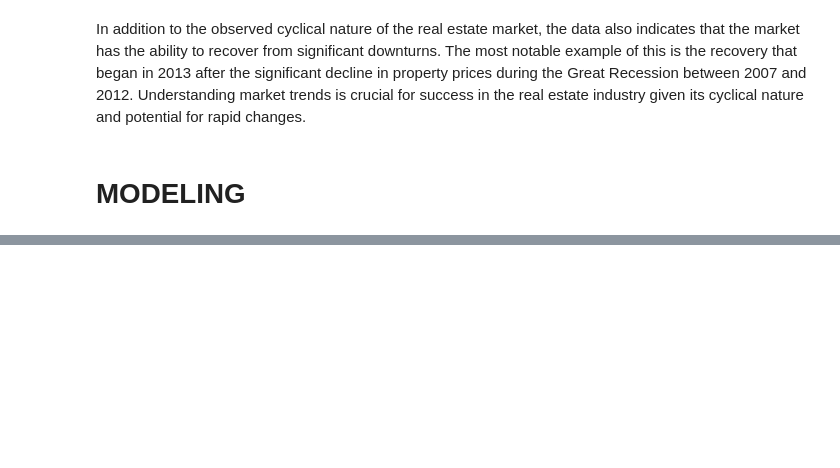
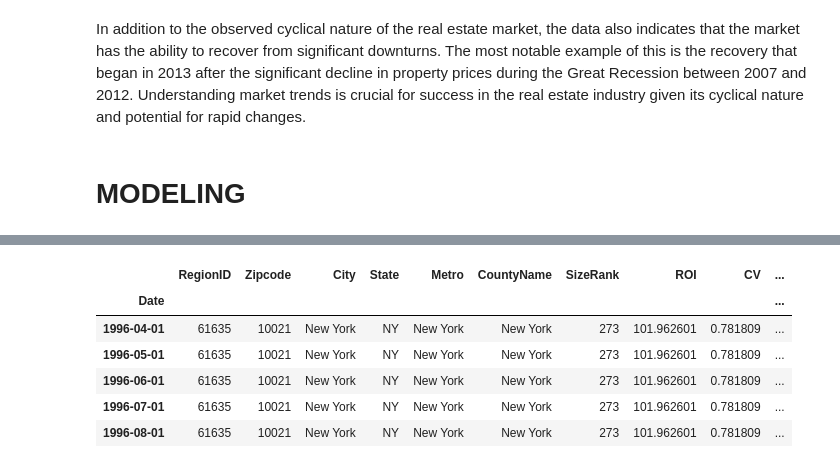
Before and after one commit to HMWIAM/P13, a Jupyter notebook: A. Main/index.ipynb, the cells around one changed output, grey strips where cells are left out. Cells and saved outputs as stored; diff of their text form; code cells hidden in the pictures; blank space fills up the shorter version.

```diff
--- a/A. Main/index.ipynb
+++ b/A. Main/index.ipynb
@@ -761,0 +795,12 @@ In addition to the observed cyclical nature of the real estate market, the data
+# %%
+# We will be using one of those zipcodes for modelling
+z_df = top10_df[top10_df['Zipcode'] =='10021']
+z_df.head()
+# %% [output]
+|  | RegionID | Zipcode | City | State | Metro | CountyName | SizeRank | ROI | CV | ... |
+| Date |  |  |  |  |  |  |  |  |  | ... |
+| 1996-04-01 | 61635 | 10021 | New York | NY | New York | New York | 273 | 101.962601 | 0.781809 | ... |
+| 1996-05-01 | 61635 | 10021 | New York | NY | New York | New York | 273 | 101.962601 | 0.781809 | ... |
+| 1996-06-01 | 61635 | 10021 | New York | NY | New York | New York | 273 | 101.962601 | 0.781809 | ... |
+| 1996-07-01 | 61635 | 10021 | New York | NY | New York | New York | 273 | 101.962601 | 0.781809 | ... |
+| 1996-08-01 | 61635 | 10021 | New York | NY | New York | New York | 273 | 101.962601 | 0.781809 | ... |
```
Also changed, not shown: parts of 22 cells of this notebook.
